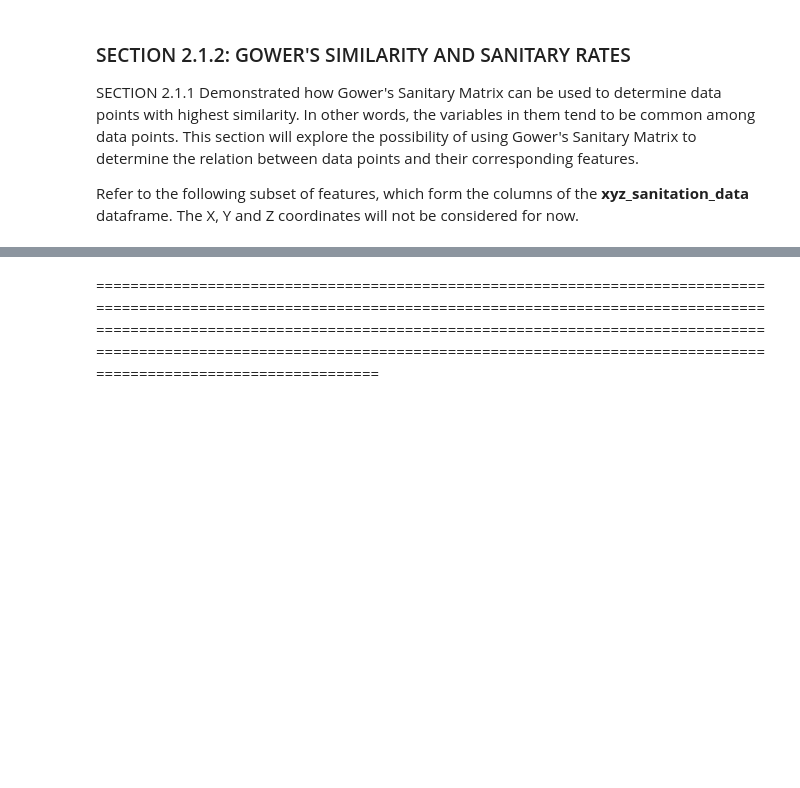
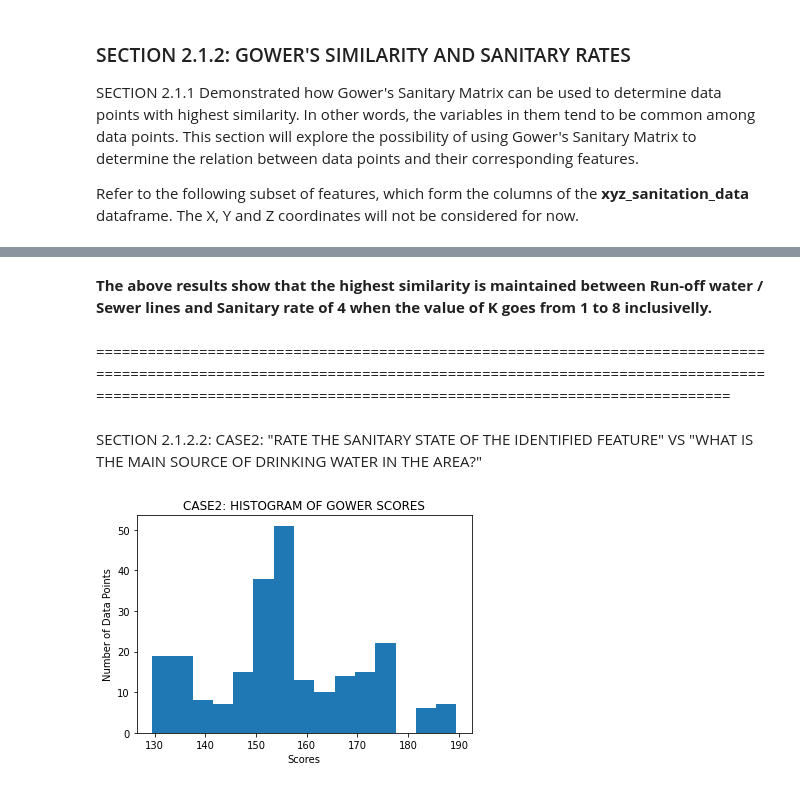
Before and after one commit to ruslanmasinjila/-CHOLERA-HYPER-SURVEILLANCE, a Jupyter notebook: cholera_hyper_surveillance.ipynb, the cells around one changed output, grey strips where cells are left out. Drawn from its saved outputs; the diff is of its cells as text; code cells hidden in the pictures; blank space fills up the shorter version.

```diff
--- a/cholera_hyper_surveillance.ipynb
+++ b/cholera_hyper_surveillance.ipynb
@@ -512,2 +555,21 @@ print(CASE1_SIMILARITY_MATRIX)
+# %% [markdown]
+**The above results show that the highest similarity is maintained between Run-off water / Sewer lines and Sanitary rate of 4 when the value of K goes from 1 to 8 inclusivelly.**
 # %% [markdown]
-=========================================================================================================================================================================================================================================================================================================================================================
+======================================================================================================================================================================================================================================
+# %% [markdown]
+SECTION 2.1.2.2: CASE2: "RATE THE SANITARY STATE OF THE IDENTIFIED FEATURE" VS "WHAT IS THE MAIN SOURCE OF DRINKING WATER IN THE AREA?"
+# %%
+CASE2 = pd.DataFrame()
+CASE2 = x_y_z_sanitation_data[["Rate the sanitary state of the identified feature","What is the main source of drinking water in the area?"]]
+CASE2_SIMILARITY_MATRIX=gower.gower_matrix(CASE2)
+CASE2_SUM_SIMILAR=np.sum(CASE2_SIMILARITY_MATRIX,axis=0)
+
+
+import matplotlib.pyplot as plt
+plt.hist(CASE2_SUM_SIMILAR, bins=15)
+plt.title('CASE2: HISTOGRAM OF GOWER SCORES')
+plt.xlabel('Scores')
+plt.ylabel('Number of Data Points')
+plt.show()
+# %% [output]
+[figure, added]
```
Also changed, not shown: parts of 7 cells of this notebook.
